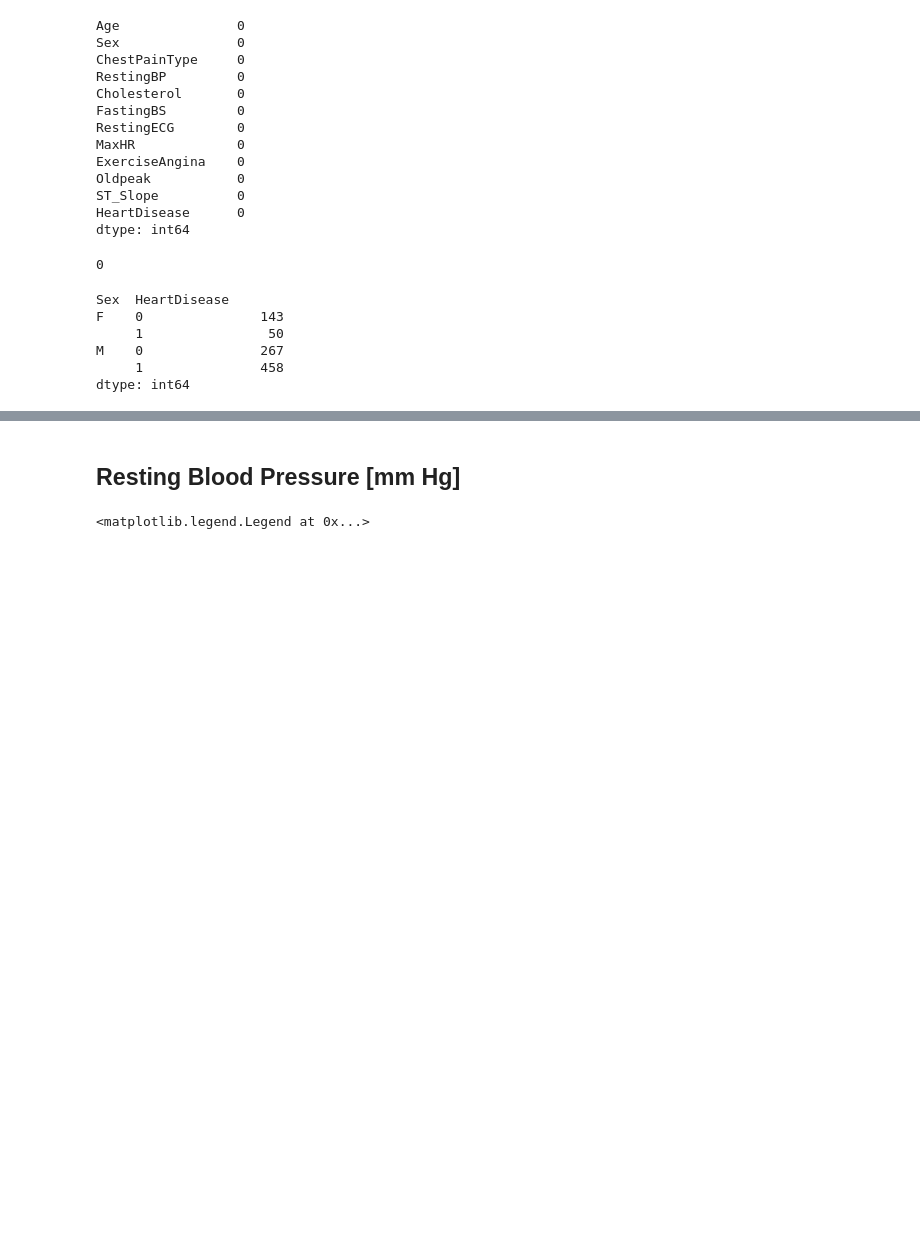
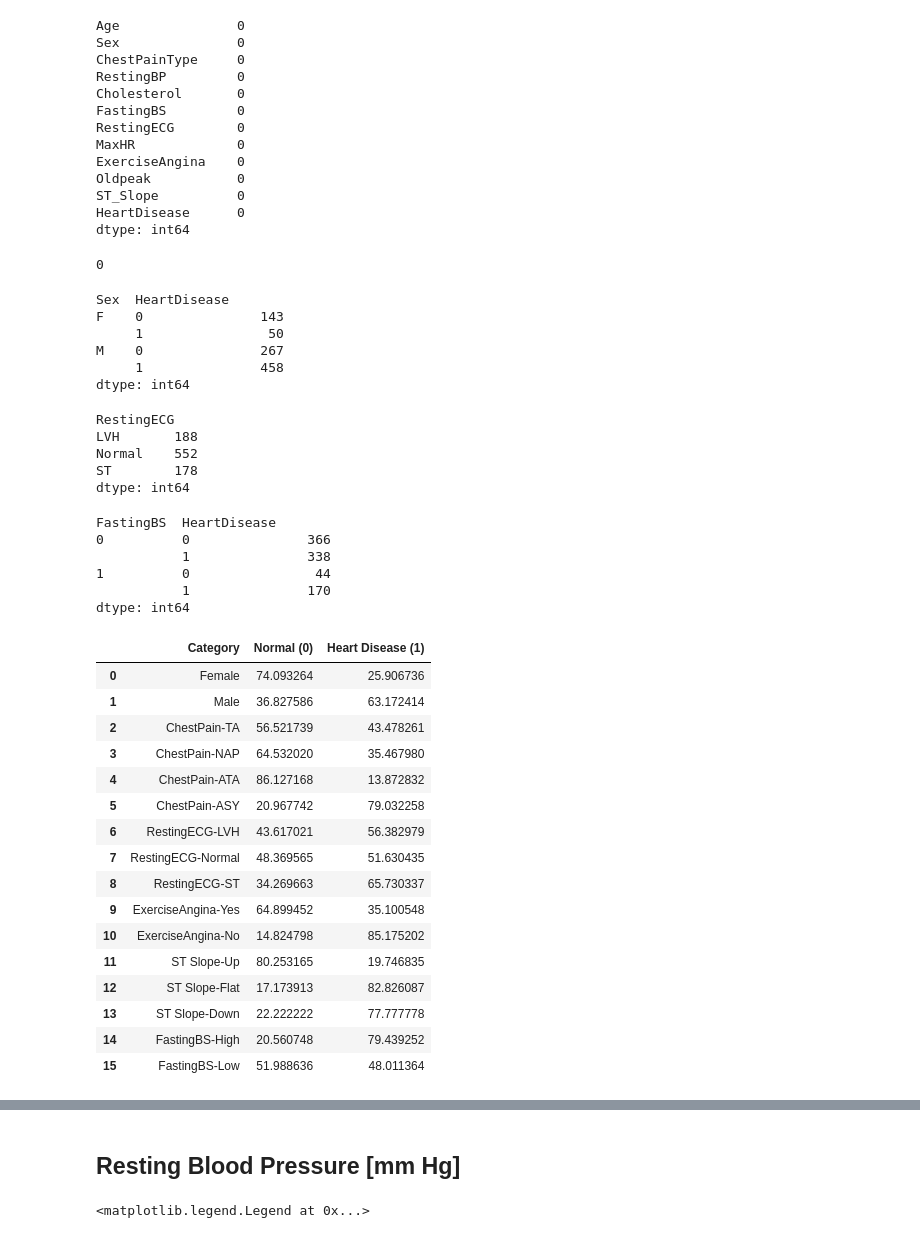
Before and after one commit to midorikawaguti/Heart_Failure_Prediction_Team_0, a Jupyter notebook: heart_failure_prediction-1.ipynb, the cells around one changed output, grey strips where cells are left out. Drawn from its saved outputs; the diff is of its cells as text; code cells hidden in the pictures; blank space fills up the shorter version.

```diff
--- a/heart_failure_prediction-1.ipynb
+++ b/heart_failure_prediction-1.ipynb
@@ -111,0 +109,8 @@ heart_male = heart_df[heart_df['Sex']=='M']
+# %%
+heart_df.groupby('RestingECG').size()
+# %% [output]
+RestingECG
+LVH       188
+Normal    552
+ST        178
+dtype: int64
@@ -111,0 +171,54 @@ heart_male = heart_df[heart_df['Sex']=='M']
+# %%
+heart_df.groupby(['FastingBS', 'HeartDisease']).size()
+# %% [output]
+FastingBS  HeartDisease
+0          0               366
+           1               338
+1          0                44
+           1               170
+dtype: int64
+# %%
+import pandas as pd
+
+# Creating a DataFrame with proportions
+proportion_table = pd.DataFrame({
+    "Category": ["Female", "Male",
+                 "ChestPain-TA", "ChestPain-NAP", "ChestPain-ATA", "ChestPain-ASY",
+                 "RestingECG-LVH", "RestingECG-Normal", "RestingECG-ST",
+                 "ExerciseAngina-Yes", "ExerciseAngina-No",
+                 "ST Slope-Up", "ST Slope-Flat", "ST Slope-Down",
+                 "FastingBS-High", "FastingBS-Low"],
+    "Normal (0)": [female.get(0, 0), male.get(0, 0),
+                   TA.get(0, 0), NAP.get(0, 0), ATA.get(0, 0), ASY.get(0, 0),
+                   LVH.get(0, 0), ECGNormal.get(0, 0), ST.get(0, 0),
+                   ExerciseAngina_n.get(0, 0), ExerciseAngina_y.get(0,0),
+                   STSlope_up.get(0,0), STSlope_flat.get(0,0), STSlope_down.get(0,0),
+                   fastingBS_high.get(0,0), fastingBS_low.get(0,0)],
+
+    "Heart Disease (1)": [female.get(1, 0), male.get(1, 0),
+                          TA.get(1, 0), NAP.get(1, 0), ATA.get(1, 0), ASY.get(1, 0),
+                          LVH.get(1, 0), ECGNormal.get(1, 0), ST.get(1, 0),
+                          ExerciseAngina_n.get(1.0), ExerciseAngina_y.get(1,0),
+                          STSlope_up.get(1,0), STSlope_flat.get(1,0), STSlope_down.get(1,0),
+                          fastingBS_high.get(1,0), fastingBS_low.get(1,0)]
+})
+
+proportion_table
+# %% [output]
+|  | Category | Normal (0) | Heart Disease (1) |
+| 0 | Female | 74.093264 | 25.906736 |
+| 1 | Male | 36.827586 | 63.172414 |
+| 2 | ChestPain-TA | 56.521739 | 43.478261 |
+| 3 | ChestPain-NAP | 64.532020 | 35.467980 |
+| 4 | ChestPain-ATA | 86.127168 | 13.872832 |
+| 5 | ChestPain-ASY | 20.967742 | 79.032258 |
+| 6 | RestingECG-LVH | 43.617021 | 56.382979 |
+| 7 | RestingECG-Normal | 48.369565 | 51.630435 |
+| 8 | RestingECG-ST | 34.269663 | 65.730337 |
+| 9 | ExerciseAngina-Yes | 64.899452 | 35.100548 |
+| 10 | ExerciseAngina-No | 14.824798 | 85.175202 |
+| 11 | ST Slope-Up | 80.253165 | 19.746835 |
+| 12 | ST Slope-Flat | 17.173913 | 82.826087 |
+| 13 | ST Slope-Down | 22.222222 | 77.777778 |
+| 14 | FastingBS-High | 20.560748 | 79.439252 |
+| 15 | FastingBS-Low | 51.988636 | 48.011364 |
```
Also changed, not shown: parts of 14 cells of this notebook.
